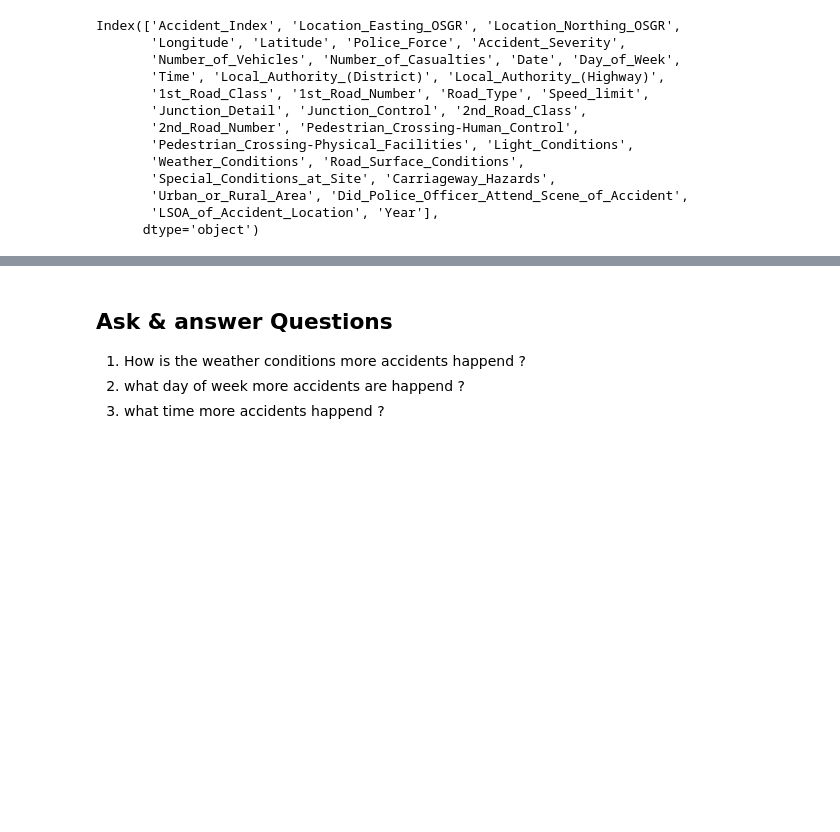
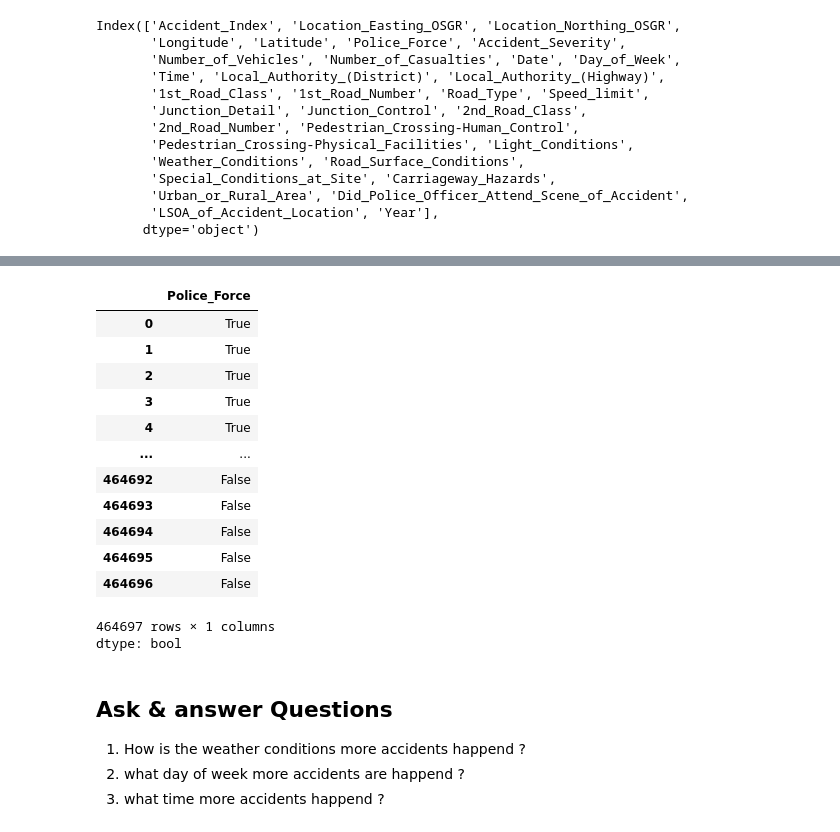
Before and after one commit to Naveen-Dilsh/EDA--traffic-flow-, a Jupyter notebook: Traffic.ipynb, the cells around one changed output, grey strips where cells are left out. Saved outputs shown, nothing was run; the diff lists cells and outputs as text; code cells hidden in the pictures; blank space fills up the shorter version.

```diff
--- a/Traffic.ipynb
+++ b/Traffic.ipynb
@@ -154,3 +201,20 @@ Index(['Accident_Index', 'Location_Easting_OSGR', 'Location_Northing_OSGR',
+# %%
+df['Police_Force'].isin([1]).any()
+# %% [output]
+|  | Police_Force |
+| 0 | True |
+| 1 | True |
+| 2 | True |
+| 3 | True |
+| 4 | True |
+| ... | ... |
+| 464692 | False |
+| 464693 | False |
+| 464694 | False |
+| 464695 | False |
+| 464696 | False |
+464697 rows × 1 columns
+dtype: bool
 # %% [markdown]
 ## Ask & answer Questions
 
```
Also changed, not shown: parts of 3 cells of this notebook.
